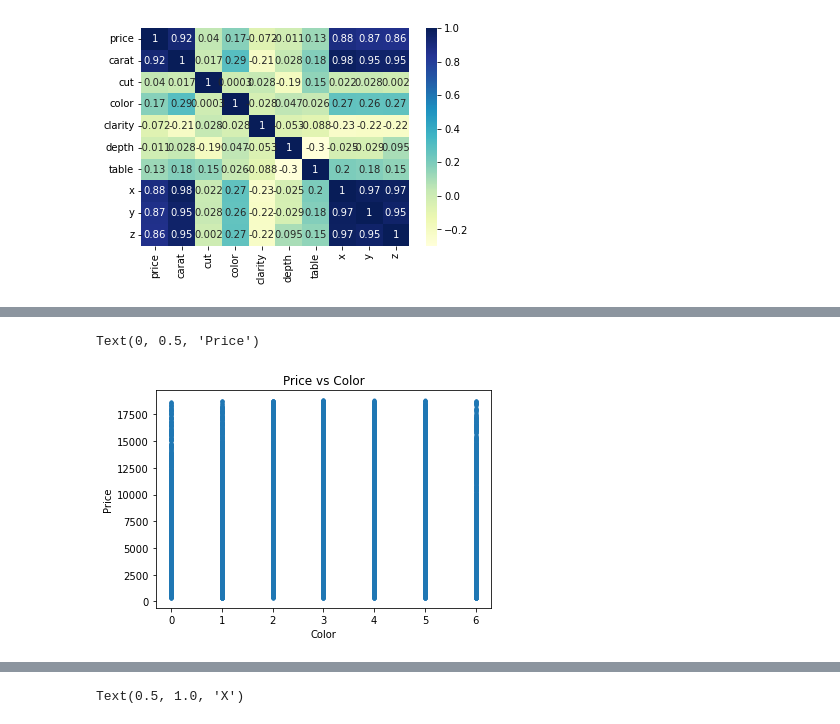
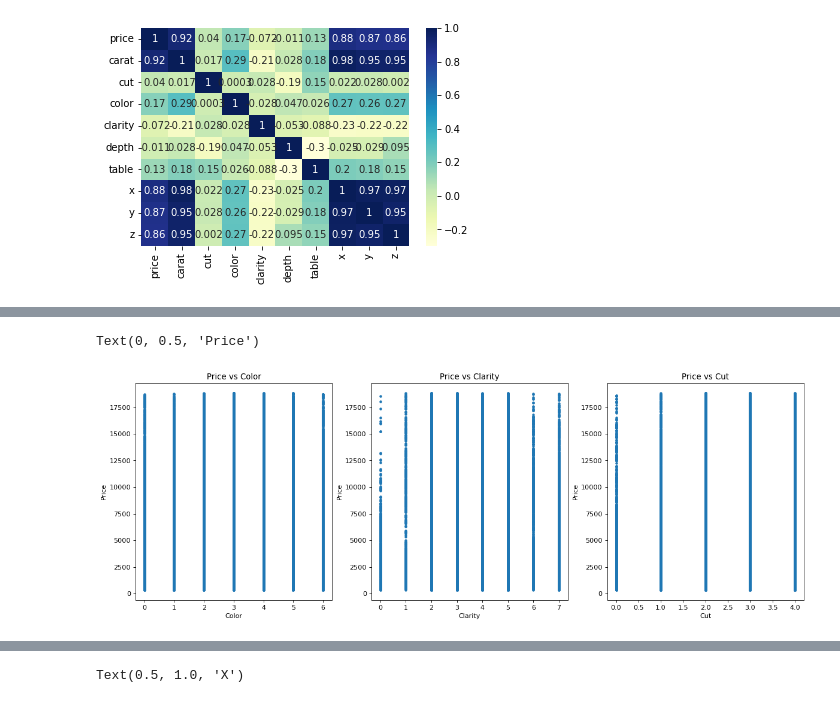
Before and after one commit to LYT922/Classification-and-Regression-Methods, a Jupyter notebook: ylin254_cicloss_assignment1_part_2_3.ipynb, the cells around one changed output, grey strips where cells are left out. Saved outputs shown, nothing was run; the diff lists cells and outputs as text; code cells hidden in the pictures.

```diff
--- a/ylin254_cicloss_assignment1_part_2_3.ipynb
+++ b/ylin254_cicloss_assignment1_part_2_3.ipynb
@@ -130,8 +131,23 @@ Text(0, 0.5, 'Price')
 # %%
+figure(figsize=(18, 6), dpi=80)
+plt.subplot(1,3,1)
+
 plt.scatter(df_view[:,2],df_view[:,6],marker='.') #plotting color categorical values with the price
 plt.title('Price vs Color')
 plt.xlabel('Color')
 plt.ylabel('Price')
+
+plt.subplot(1,3,2)
+plt.scatter(df_view[:,3],df_view[:,6],marker='.') #plotting clarity categorical values with the price
+plt.title('Price vs Clarity')
+plt.xlabel('Clarity')
+plt.ylabel('Price')
+
+plt.subplot(1,3,3)
+plt.scatter(df_view[:,1],df_view[:,6],marker='.') #plotting clarity categorical values with the price
+plt.title('Price vs Cut')
+plt.xlabel('Cut')
+plt.ylabel('Price')
 # %% [output]
 Text(0, 0.5, 'Price')
-[figure, old version]
+[figure, new version]
```
Also changed, not shown: parts of 17 cells of this notebook, 3 other files.
